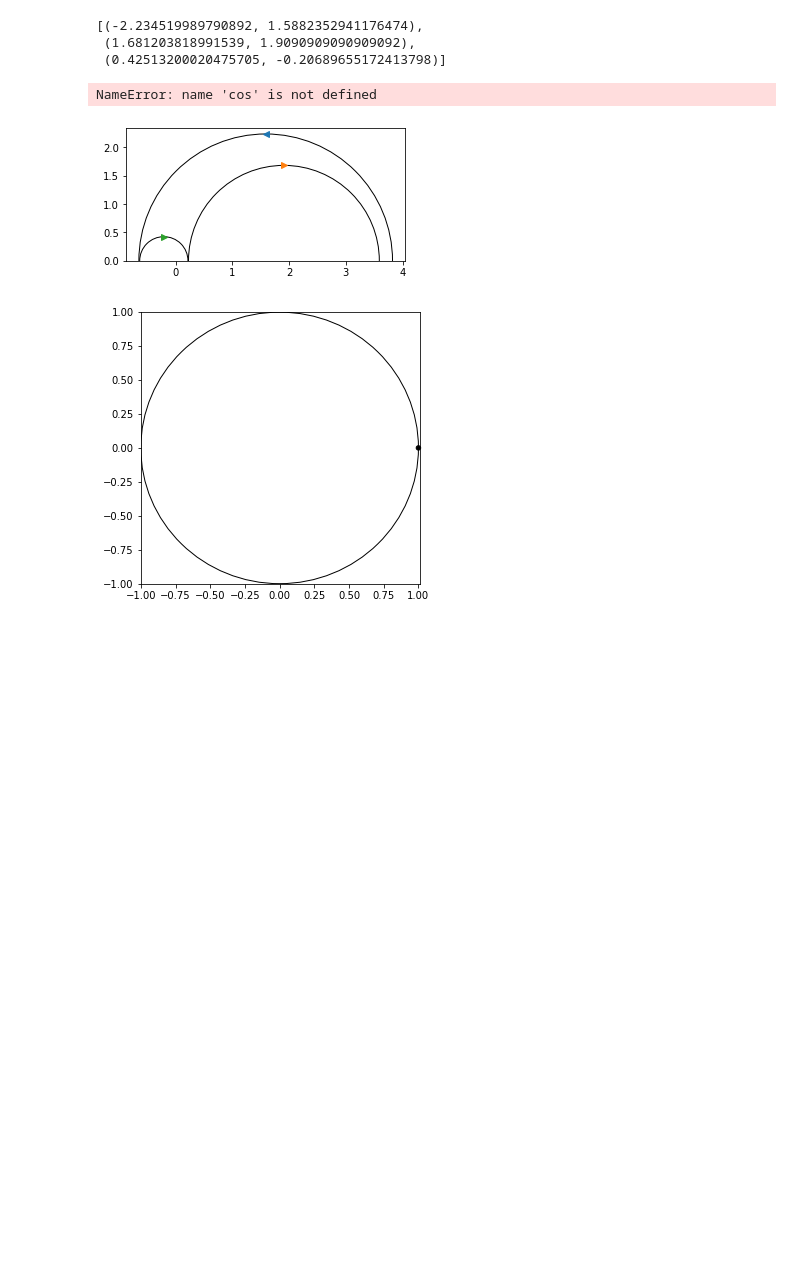
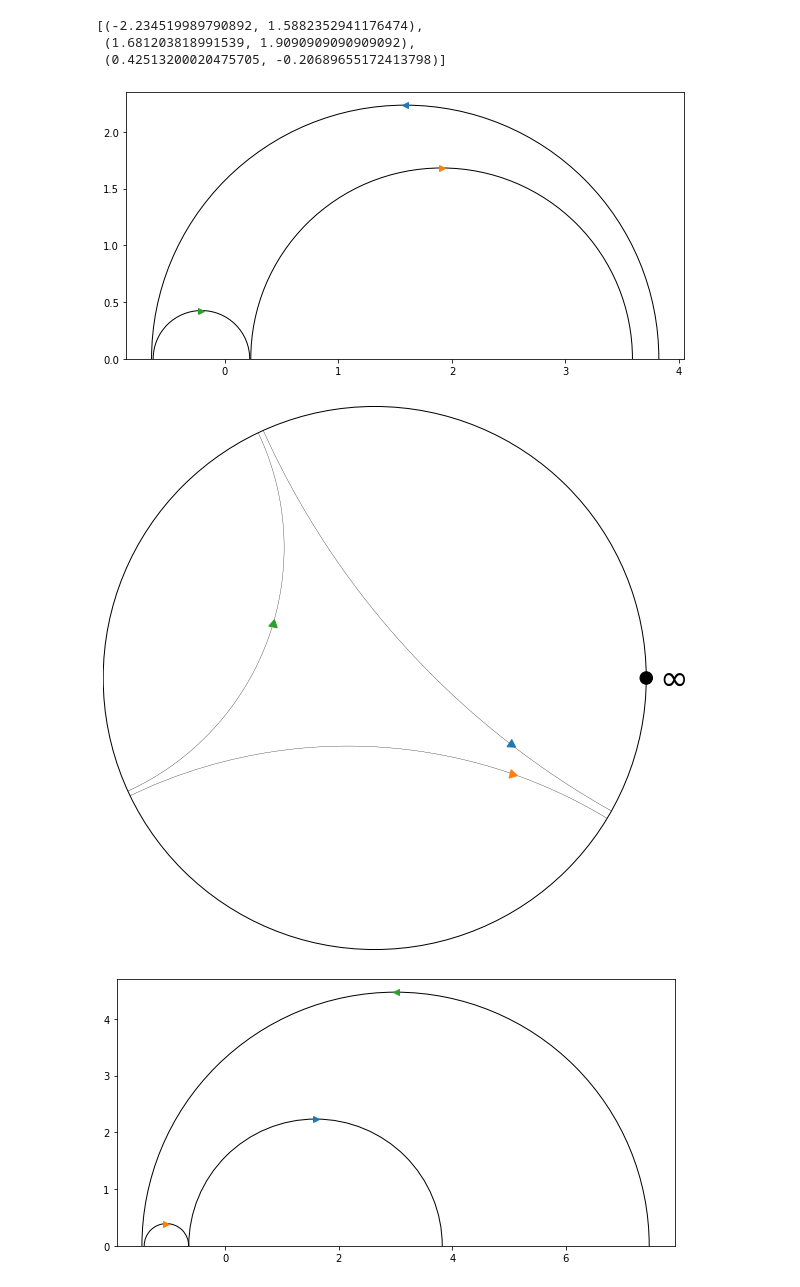
Before and after one commit to BrookeOgrodnik/REU, a Jupyter notebook: Circles-CopyExamples-numpy.ipynb, the cells around one changed output. Saved outputs shown, nothing was run; the diff lists cells and outputs as text; code cells hidden in the pictures; blank space fills up the shorter version.

```diff
--- a/Circles-CopyExamples-numpy.ipynb
+++ b/Circles-CopyExamples-numpy.ipynb
@@ -43,7 +45,7 @@ def getShear(pants1,pants2, gamma,s = 5):
     if intIsIn(toInterval(circ3), toInterval(circ4)):
         sign_2 = -1
     radiusCenterPlotter(circlesList+[circ1,circ2]+[circ3,circ4],s)
-    radiusCenterPlotter2(circlesList+[circ1,circ2]+[circ3,circ4],s)
+    radiusCenterPlotter2(circlesList+[circ1,circ2]+[circ3,circ4],s,n=4)
     return (-1*sign_1*getDist(circ1,circ2), sign_2*getDist(circ3,circ4))
 # %%
 def toInterval(circ): #we implicitly assume that we can never have trivial intervals of (x,x) = emptyset
@@ -618,8 +628,8 @@ pantsInPlane(([1,1,1,0], [0,1,0,1,1], [0,0,1,0]))
  (1.681203818991539, 1.9090909090909092),
  (0.42513200020475705, -0.20689655172413798)]
 # %%
-getShear(([1,1,1,0], [0,1,0,1,1], [0,0,1,0]),([0,0,0],[1,0,1,1,1,1],[0,0,1,1,1]),[1,1,1,4,1,3])
+getShear(([1,1,1,0], [0,1,0,1,1], [0,0,1,0]),([0,0,0],[1,0,1,1,1,1],[0,0,1,1,1]),[1,1,1,4,1,3], s= 10)
 # %% [output]
-NameError: name 'cos' is not defined
-[figure, old version]
+[figure, new version]
-[figure, old version]
+[figure, new version]
+[figure, added]
```
Also changed, not shown: parts of 8 cells of this notebook, 1 other file.
